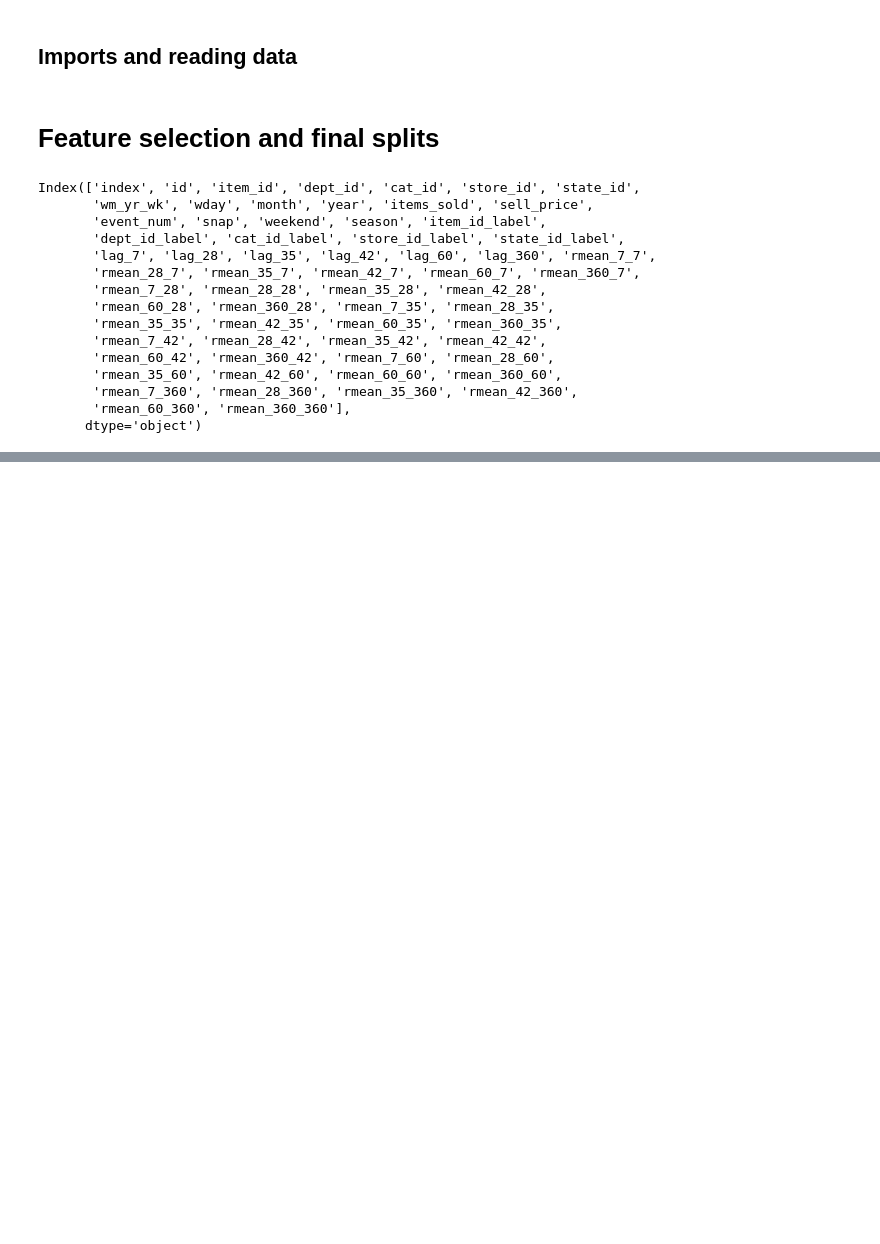
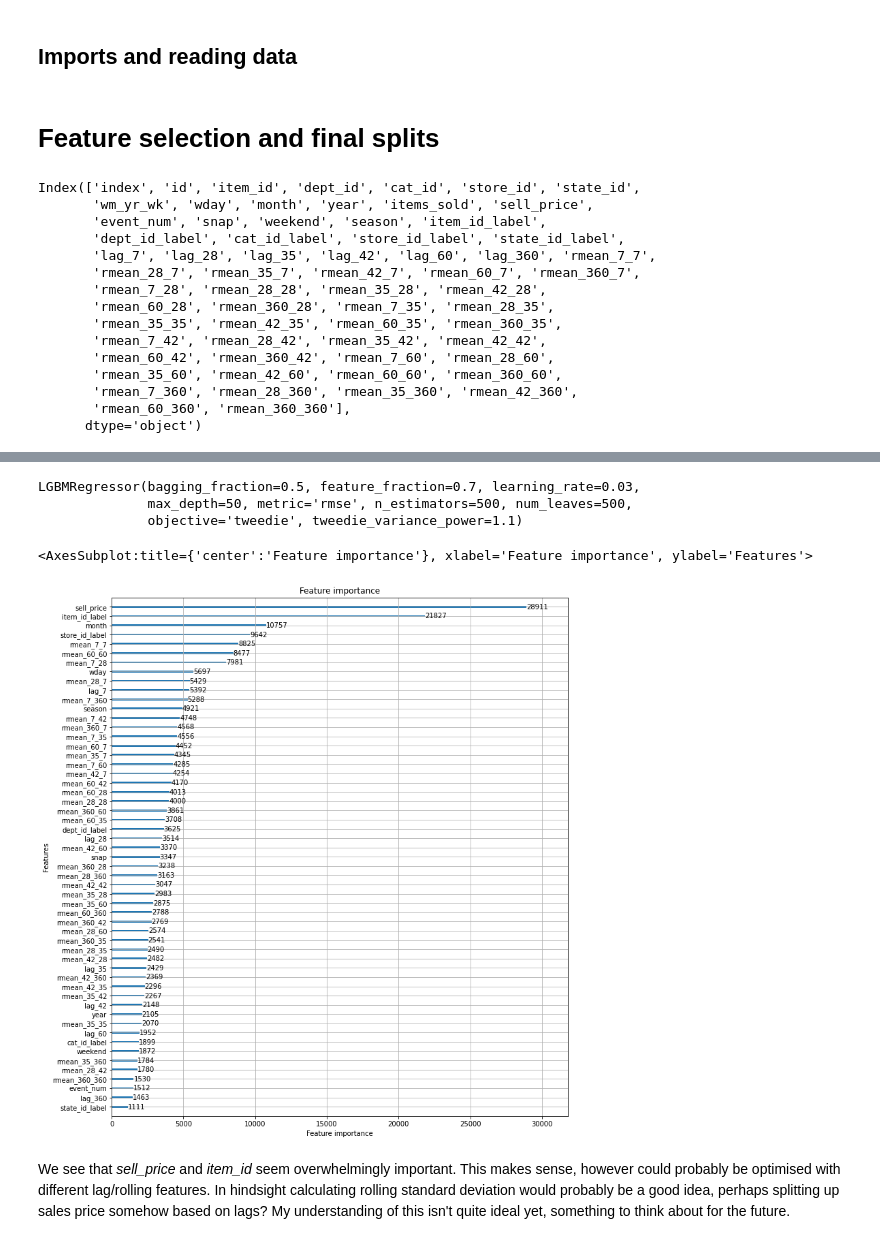
Before and after one commit to cezgru/M5-Forecasting-Accuracy, a Jupyter notebook: 3.Models.ipynb, the cells around one changed output, grey strips where cells are left out. Saved outputs shown, nothing was run; the diff lists cells and outputs as text; code cells hidden in the pictures; blank space fills up the shorter version.

Commit message:
lgbm model finally trained, time for model analysis

```diff
--- a/3.Models.ipynb
+++ b/3.Models.ipynb
@@ -192,3 +203,31 @@ y_valid = valid[target]
 # %%
-regressor = LinearRegression(n_job=7, normalize=True)
-regressor.fit
+param_dist = {
+    'boosting_type': ['gbdt'],
+    'objective': ['tweedie'],
+    'tweedie_variance_power': [1.1],
+    'n_estimators': [500],
+    'metric': ['rmse'],
+    'max_depth': [30, 50, 70],
+    'num_leaves': [250, 500, 1000],
+    'learning_rate': [0.03, 0.1],
+    'feature_fraction': [0.5, 0.7],
+    'bagging_fraction': [0.5, 0.7],
+}
+
+reg = lgb.LGBMRegressor()
+# %%
+random_search = RandomizedSearchCV(
+    reg,
+    param_distributions=param_dist,
+    n_iter=5,
+    cv=tss,
+    scoring='neg_mean_squared_error',
+    n_jobs=None,
+)
+# %%
+random_search.fit(
+    X_train,
+    y_train,
+    eval_metric='rmse',
+    eval_set=[(X_train, y_train), (X_test, y_test)],
+)
@@ -194,0 +265,14 @@ regressor.fit
+# %%
+model = random_search.best_estimator_
+model
+# %% [output]
+LGBMRegressor(bagging_fraction=0.5, feature_fraction=0.7, learning_rate=0.03,
+              max_depth=50, metric='rmse', n_estimators=500, num_leaves=500,
+              objective='tweedie', tweedie_variance_power=1.1)
+# %%
+lgb.plot_importance(model, figsize= (12, 14))
+# %% [output]
+<AxesSubplot:title={'center':'Feature importance'}, xlabel='Feature importance', ylabel='Features'>
+[figure, added]
+# %% [markdown]
+We see that _sell_price_ and _item_id_ seem overwhelmingly important. This makes sense, however could probably be optimised with different lag/rolling features. In hindsight calculating rolling standard deviation would probably be a good idea, perhaps splitting up sales price somehow based on lags? My understanding of this isn't quite ideal yet, something to think about for the future.
```
Also changed, not shown: parts of 9 cells of this notebook.
